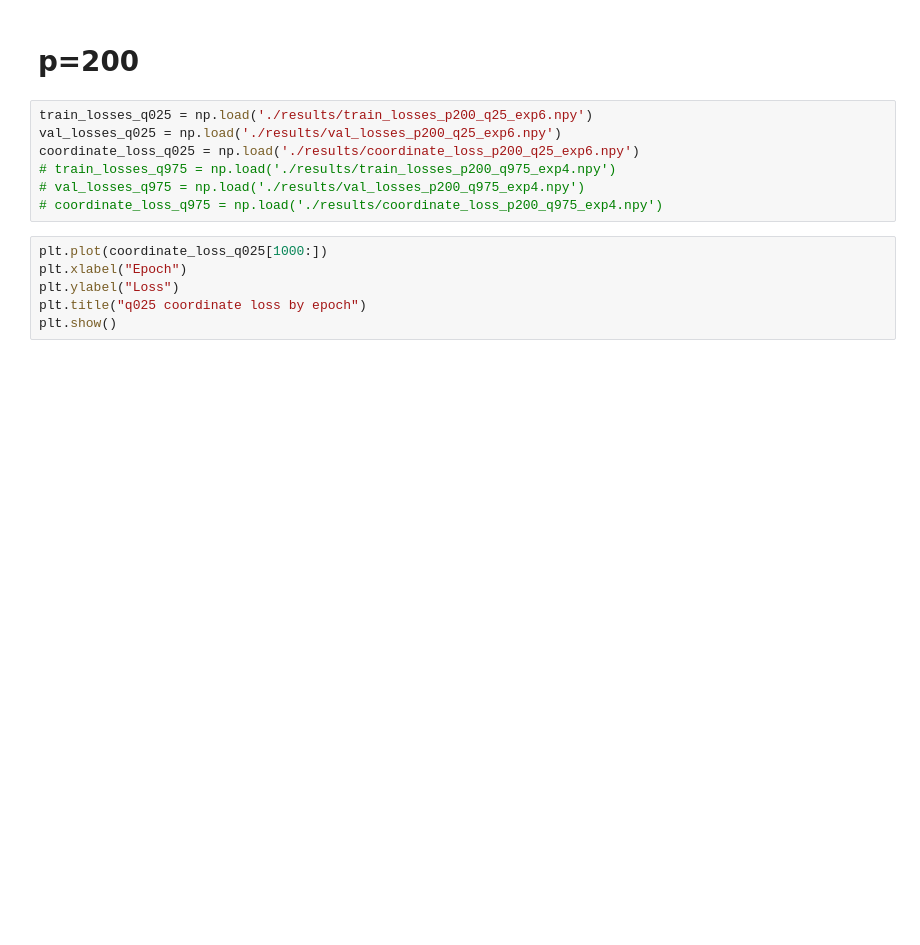
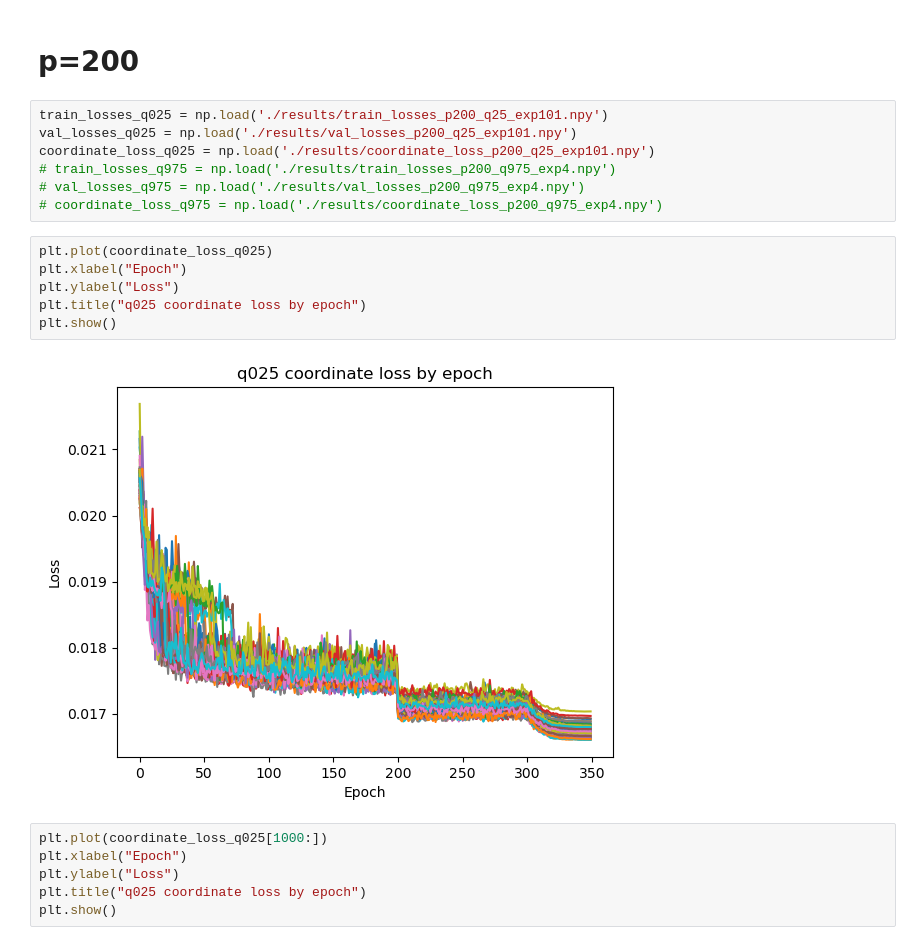
Before and after one commit to glory-99/simulation-based-inference, a Jupyter notebook: res_analysis_x15.ipynb, the cells around one changed output. Cells and saved outputs as stored; diff of their text form; blank space fills up the shorter version.

```diff
--- a/res_analysis_x15.ipynb
+++ b/res_analysis_x15.ipynb
@@ -351,12 +367,20 @@ plt.show()
 # %% [markdown]
 # p=200
 # %%
-train_losses_q025 = np.load('./results/train_losses_p200_q25_exp6.npy')
-val_losses_q025 = np.load('./results/val_losses_p200_q25_exp6.npy')
-coordinate_loss_q025 = np.load('./results/coordinate_loss_p200_q25_exp6.npy')
+train_losses_q025 = np.load('./results/train_losses_p200_q25_exp101.npy')
+val_losses_q025 = np.load('./results/val_losses_p200_q25_exp101.npy')
+coordinate_loss_q025 = np.load('./results/coordinate_loss_p200_q25_exp101.npy')
 # train_losses_q975 = np.load('./results/train_losses_p200_q975_exp4.npy')
 # val_losses_q975 = np.load('./results/val_losses_p200_q975_exp4.npy')
 # coordinate_loss_q975 = np.load('./results/coordinate_loss_p200_q975_exp4.npy')
+# %%
+plt.plot(coordinate_loss_q025)
+plt.xlabel("Epoch")
+plt.ylabel("Loss")
+plt.title("q025 coordinate loss by epoch")
+plt.show()
+# %% [output]
+[figure, added]
 # %%
 plt.plot(coordinate_loss_q025[1000:])
 plt.xlabel("Epoch")
```
Also changed, not shown: parts of 17 cells of this notebook, 1 other file.
